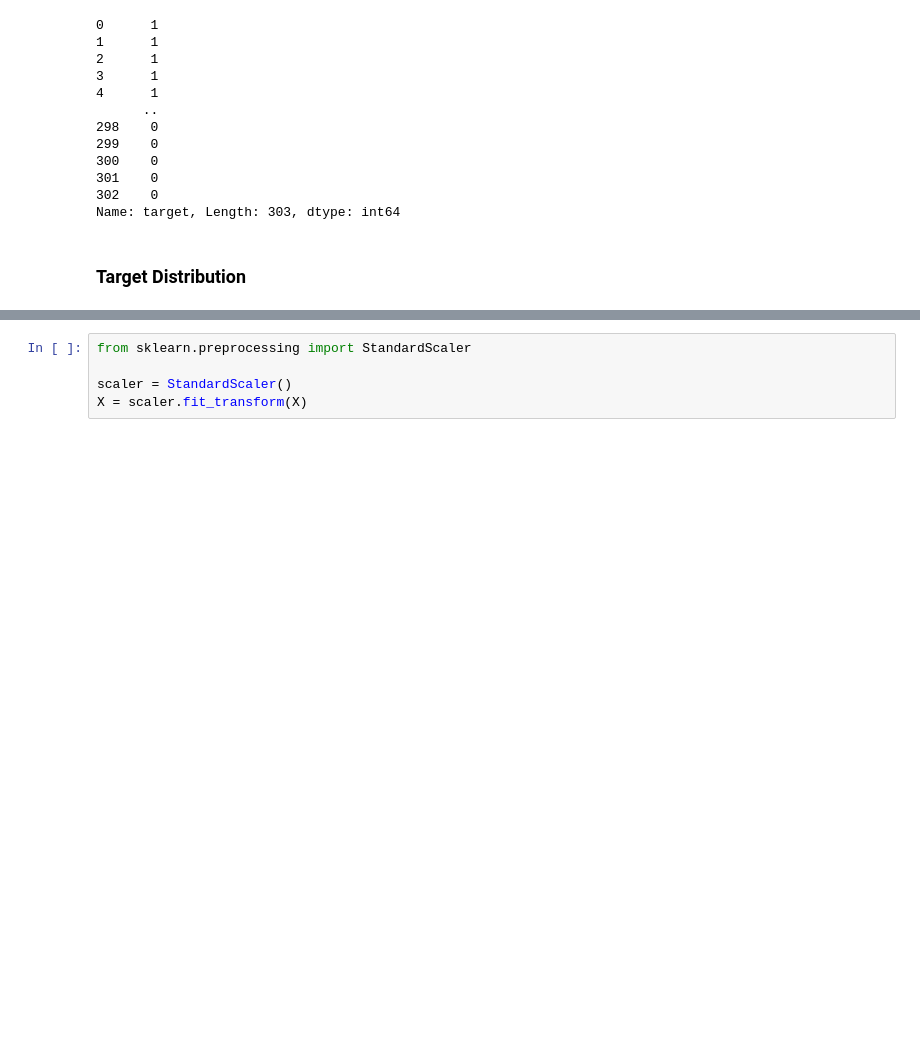
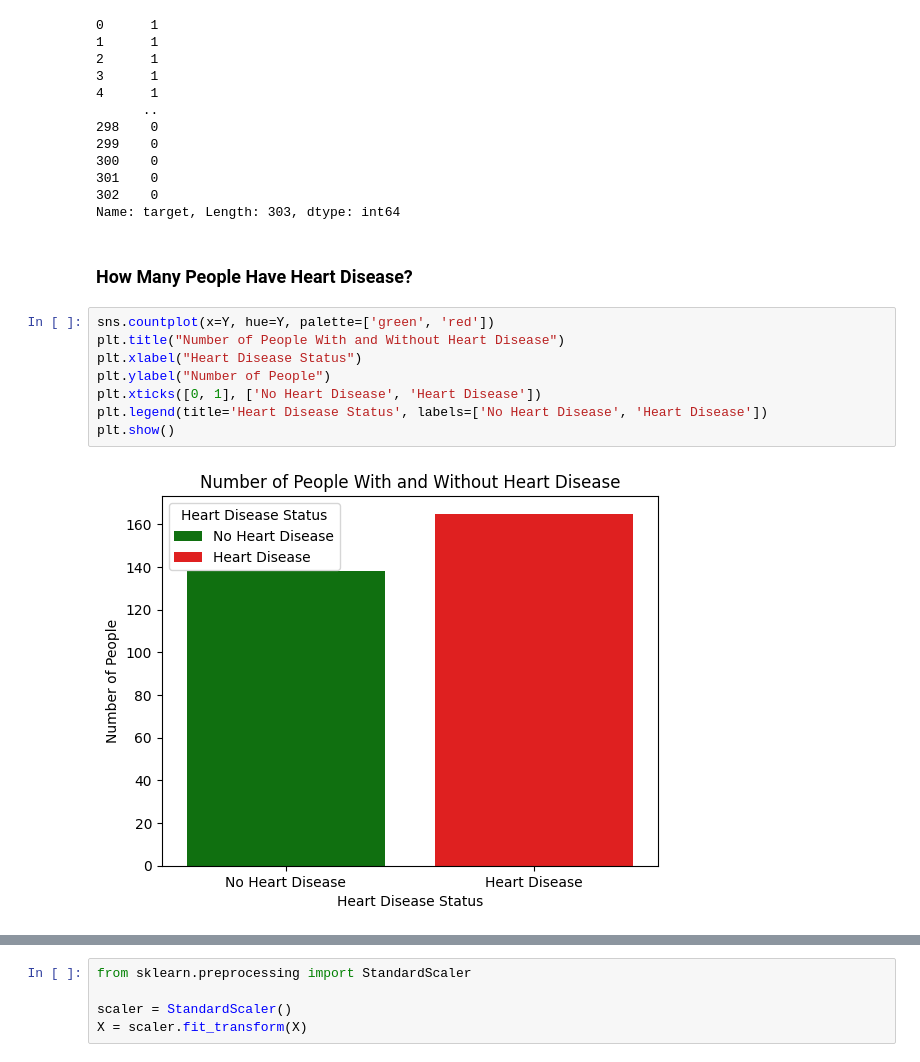
Before and after one commit to AagamJain2811/Disease-Prediction-System, a Jupyter notebook: Heart_Disease_Prediction_System.ipynb, the cells around one changed output, grey strips where cells are left out. Saved outputs shown, nothing was run; the diff lists cells and outputs as text; blank space fills up the shorter version.

```diff
--- a/Heart_Disease_Prediction_System.ipynb
+++ b/Heart_Disease_Prediction_System.ipynb
@@ -99,5 +99,15 @@ Y
 301    0
 302    0
 Name: target, Length: 303, dtype: int64
-# %% [markdown]
-### Target Distribution
+# %% [markdown]
+### How Many People Have Heart Disease?
+# %%
+sns.countplot(x=Y, hue=Y, palette=['green', 'red'])
+plt.title("Number of People With and Without Heart Disease")
+plt.xlabel("Heart Disease Status")
+plt.ylabel("Number of People")
+plt.xticks([0, 1], ['No Heart Disease', 'Heart Disease'])
+plt.legend(title='Heart Disease Status', labels=['No Heart Disease', 'Heart Disease'])
+plt.show()
+# %% [output]
+[figure, added]
```
Also changed, not shown: parts of 26 cells of this notebook, 2 other files.
